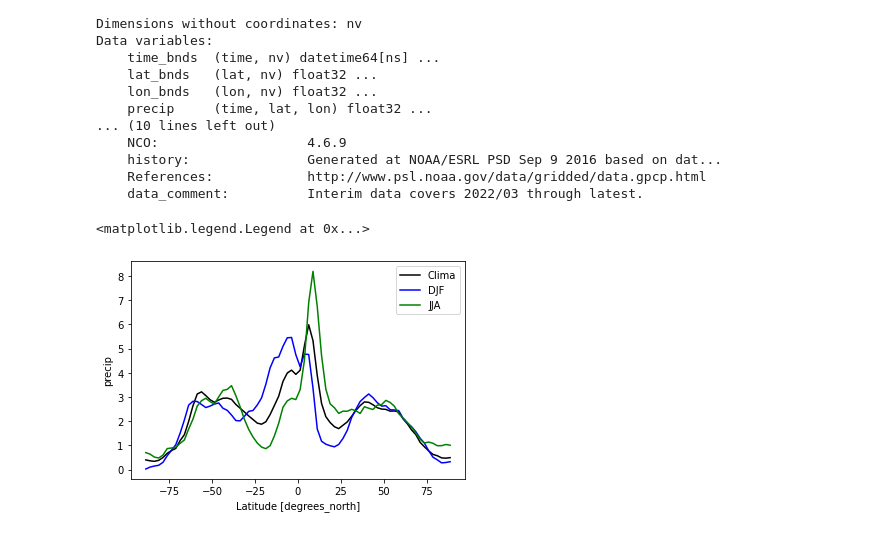
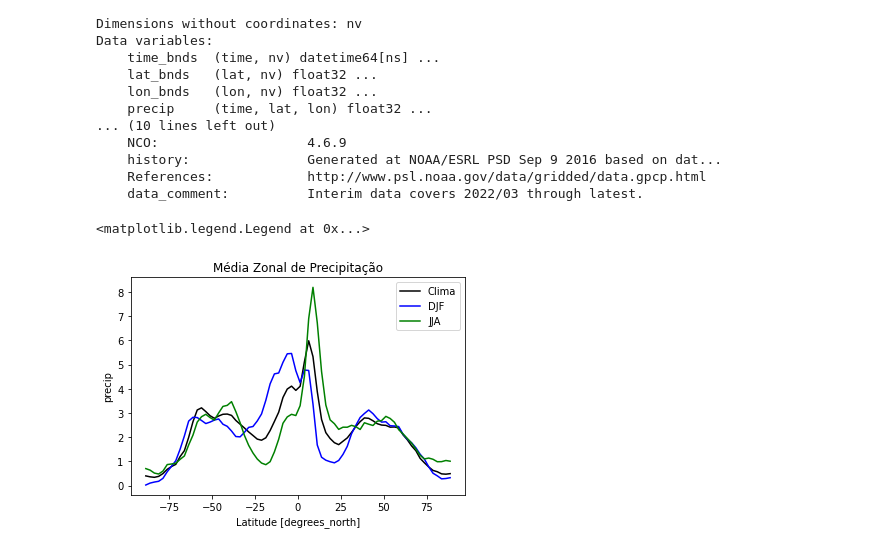
Before and after one commit to jgmsantos/projetospython, a Jupyter notebook: meteorologia/media_zonal.ipynb, the cells around one changed output. Cells and saved outputs as stored; diff of their text form; code cells hidden in the pictures.

Commit message:
Adicionando titulo a media zonal

```diff
--- a/meteorologia/media_zonal.ipynb
+++ b/meteorologia/media_zonal.ipynb
@@ -26,9 +26,11 @@ Data variables:
 # %%
 ds.precip.mean(dim=('lon', 'time')).plot(label='Clima', color='black')
 ds.precip.sel(time=slice('2019-12-01', '2020-02-01')).mean(dim=('lon', 'time')).plot(label='DJF', color='blue')
 ds.precip.sel(time=slice('2020-06-01', '2020-08-01')).mean(dim=('lon', 'time')).plot(label='JJA', color='green')
 
+plt.title('Média Zonal de Precipitação')
+
 plt.legend()
 # %% [output]
 <matplotlib.legend.Legend at 0x...>
-[figure, old version]
+[figure, new version]
```
